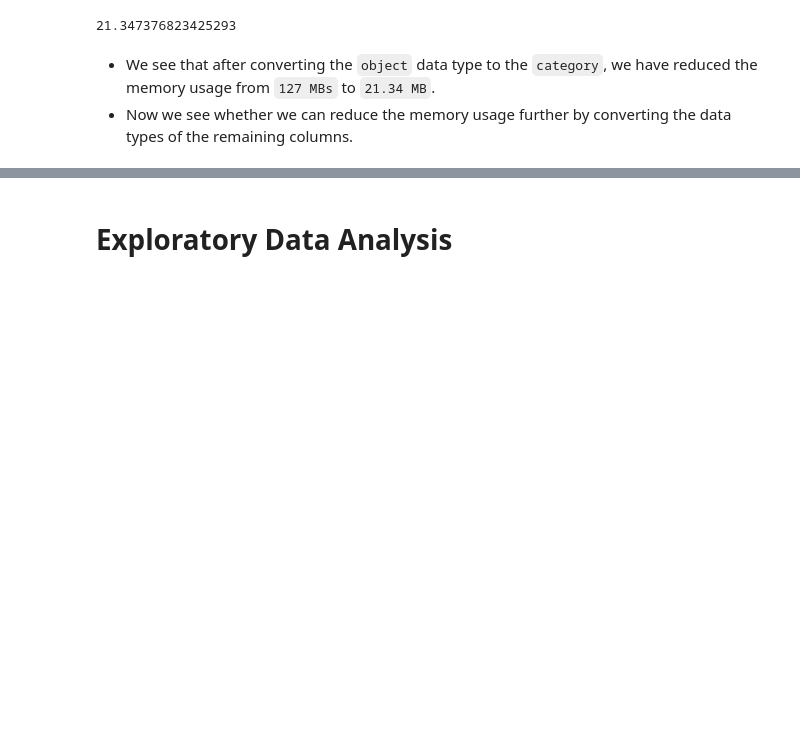
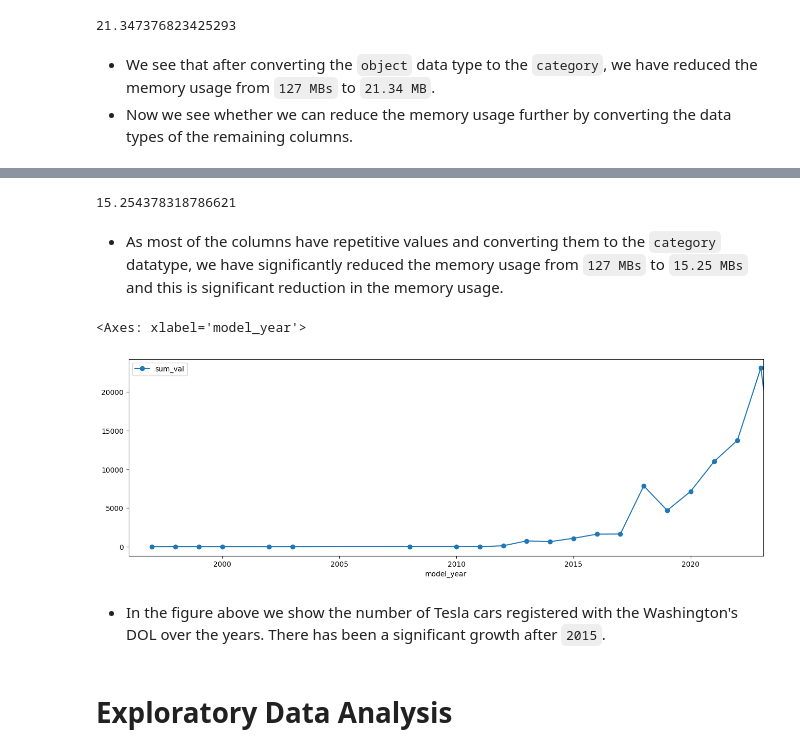
Before and after one commit to Murad1997/DS-Portfolio, a Jupyter notebook: Data_analysis_and_modeling.ipynb, the cells around one changed output, grey strips where cells are left out. Saved outputs shown, nothing was run; the diff lists cells and outputs as text; code cells hidden in the pictures; blank space fills up the shorter version.

```diff
--- a/Data_analysis_and_modeling.ipynb
+++ b/Data_analysis_and_modeling.ipynb
@@ -160,3 +174,37 @@ df.astype(dtypes_mapping).memory_usage(deep = True).sum()/(1024 ** 2)
+# %%
+dtypes_mapping.update(
+ {
+    'postal_code': 'category',
+    'model_year': 'category',
+    'electric_range': 'category',
+    'base_msrp': 'category',
+    'legislative_district': 'category',
+    # 'dol_vehicle_id': 'category',
+    '2020_census_tract': 'category'
+})
+df.astype(dtypes_mapping).memory_usage(deep = True).sum()/ 1024**2
+# %% [output]
+15.254378318786621
+# %% [markdown]
+  - As most of the columns have repetitive values and converting them to the `category` datatype, we have significantly reduced the memory usage from `127 MBs` to `15.25 MBs` and this is significant reduction in the memory usage.
+# %%
+df = df.astype(dtypes_mapping)
+# %%
+(df
+ .groupby(by = ['county', 'model_year', 'make'])
+ .count()['model']
+ .reset_index()
+ .loc[lambda df_: (df_.make == 'TESLA')]
+ .groupby(['model_year'], as_index = False)
+ .agg(sum_val = ('model', 'sum'))
+ .astype('int')
+ .plot(x = 'model_year', y = 'sum_val', style = '-o', xlim = [1996, 2023.1], figsize = (16, 5))
+ )
+# %% [output]
+<Axes: xlabel='model_year'>
+[figure, added]
+# %% [markdown]
+  - In the figure above we show the number of Tesla cars registered with the Washington's DOL over the years. There has been a significant growth after `2015`.
 # %% [markdown]
 # Exploratory Data Analysis
 # %% [markdown]
```
Also changed, not shown: parts of 2 cells of this notebook.
